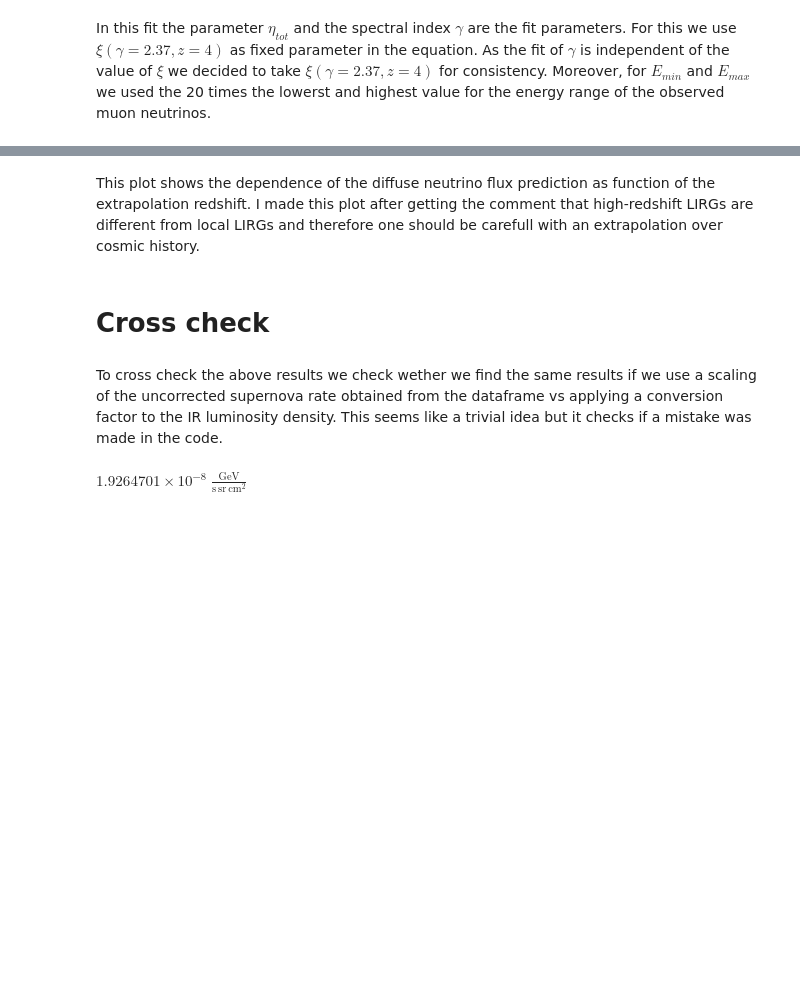
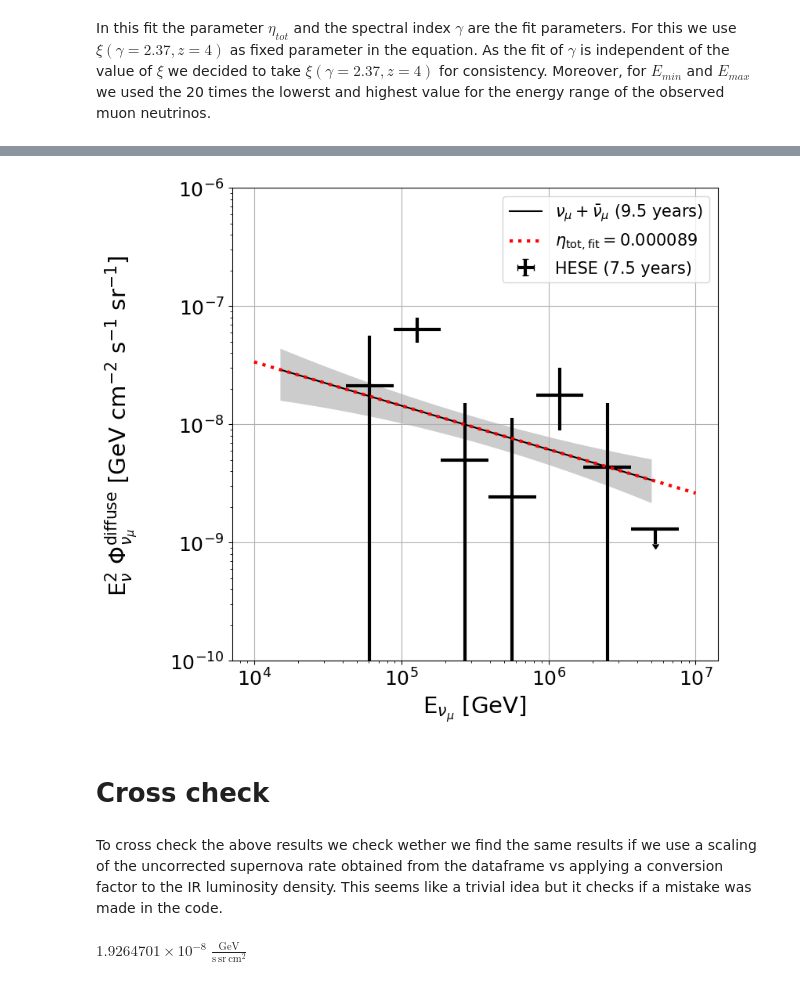
Before and after one commit to YarnoMerckx/diffuse-neutrino-flux-u-lirgs, a Jupyter notebook: LIRGs/diffuse_lirg_prediction.ipynb, the cells around one changed output, grey strips where cells are left out. Cells and saved outputs as stored; diff of their text form; code cells hidden in the pictures; blank space fills up the shorter version.

```diff
--- a/diffuse_lirg_prediction.ipynb
+++ b/LIRGs/diffuse_lirg_prediction.ipynb
@@ -494,9 +321,75 @@ plt.yticks(fontsize = 18)
-# %% [markdown]
-This plot shows the dependence of the diffuse neutrino flux prediction as function of the extrapolation redshift. I made this plot after getting the comment that high-redshift LIRGs are different from local LIRGs and therefore one should be carefull with an extrapolation over cosmic history.
+# %%
+fpp_fit_range_z34, fitted_eta_tot_z34= fit_eta_vs_fpp(nuflux_fit,
+                                              energy_range_numu,flux_numu * energy_range_numu**2
+                                             , xi=3.4)
+
+fpp_fit_range_z2, fitted_eta_tot_z2= fit_eta_vs_fpp(nuflux_fit,
+                                              energy_range_numu,flux_numu * energy_range_numu**2
+                                             , xi=2)
+# %%
+# Plot the HESE data up to index i
+i = len(energy)
+fig=plt.figure(figsize=(8,8), dpi= 100, facecolor='w', edgecolor='k')
+Energy_plot = np.logspace(np.log10(1e4),np.log10(1e7),12)
+Energy_plots =  np.logspace(np.log10(1e3),np.log10(5e5),12)
+diffuse_LIRG_flux = [nuflux(i,energy_range_numu[0]*20, energy_range_numu[-1]*20, 2.37,75,3.4,1,fitted_eta_tot_z34[-1],'pp','no',df) for i in Energy_plot]
+
+HESE = plt.errorbar(energy[:i],
+                   flux[:i],
+                   xerr=[energy_lower_err[:i],energy_upper_err[:i]],
+                   yerr=[flux_lower_err[:i],flux_upper_err[:i]],
+                   uplims=upper_limits[:i],
+                   marker="o",
+                   markersize=0,
+                   color="k",
+                   linestyle="none",
+                   linewidth=3,
+                   capsize=0, label = 'HESE (7.5 years)')
+
+
+
+# Plot the diffuse nu_mu best fit
+plt.xscale('log')
+plt.yscale('log')
+numu_best = plt.plot(energy_range_numu,
+                    flux_numu*energy_range_numu**2,
+                    color="k",
+                    linestyle='-', label= '$\\nu_\\mu + \\bar{\\nu}_{\\mu}$ (9.5 years)') # dashdotdotted
+
+
+
+
+plt.plot(Energy_plot, diffuse_LIRG_flux, linewidth = 3,c='r', ls='dotted',label='$\eta_{\\rm tot, fit} = $'+f'{fitted_eta_tot_z34[-1]:.6f}')
+
+
+# Plot the error band of the diffuse nu_mu best fit
+
+
+
+numu_err = plt.fill_between(energy_numu,
+                           flux_lower,
+                           flux_upper,
+                           color="grey",
+                           lw=0,
+                           alpha=0.4)
+
+
+plt.ylim(1e-10,1e-6)
+#plt.xlim(1e4,4e7)
+plt.xlabel ("E$_{\\nu_\\mu}$ [GeV]", fontsize = 21)
+plt.ylabel('E$_{\\nu}^2$ $\\Phi ^{\\mathrm{diffuse}}_{\\nu_\\mu}$ [GeV cm$^{-2}$ s$^{-1}$ sr$^{-1}$] \n', fontsize = 21)
+plt.xticks(fontsize = 18)
+plt.yticks(fontsize = 18)
+plt.xscale('log')
+plt.yscale('log')
+plt.legend(fontsize = 15)
+plt.grid()
+# %% [output]
+[figure, added]
 # %% [markdown]
 # Cross check
-# %% [markdown]
-To cross check the above results we check wether we find the same results if we use a scaling of the uncorrected supernova rate obtained from the dataframe vs applying a conversion factor to the IR luminosity density. This seems like a trivial idea but it checks if a mistake was made in the code.
+# %% [markdown]
+To cross check the above results we check wether we find the same results if we use a scaling of the uncorrected supernova rate obtained from the dataframe vs applying a conversion factor to the IR luminosity density. This seems like a trivial idea but it checks if a mistake was made in the code.
 # %%
 def nuflux_check(DLcompl,df,E, Emin, Emax, s, zmax):
     tH = (pow(cosmo.H(0),-1)).to((u.Mpc*u.s)/u.Mpc) #inverse of Hubble parameter in seconds
```
Also changed, not shown: parts of 36 cells of this notebook, 16 other files.
